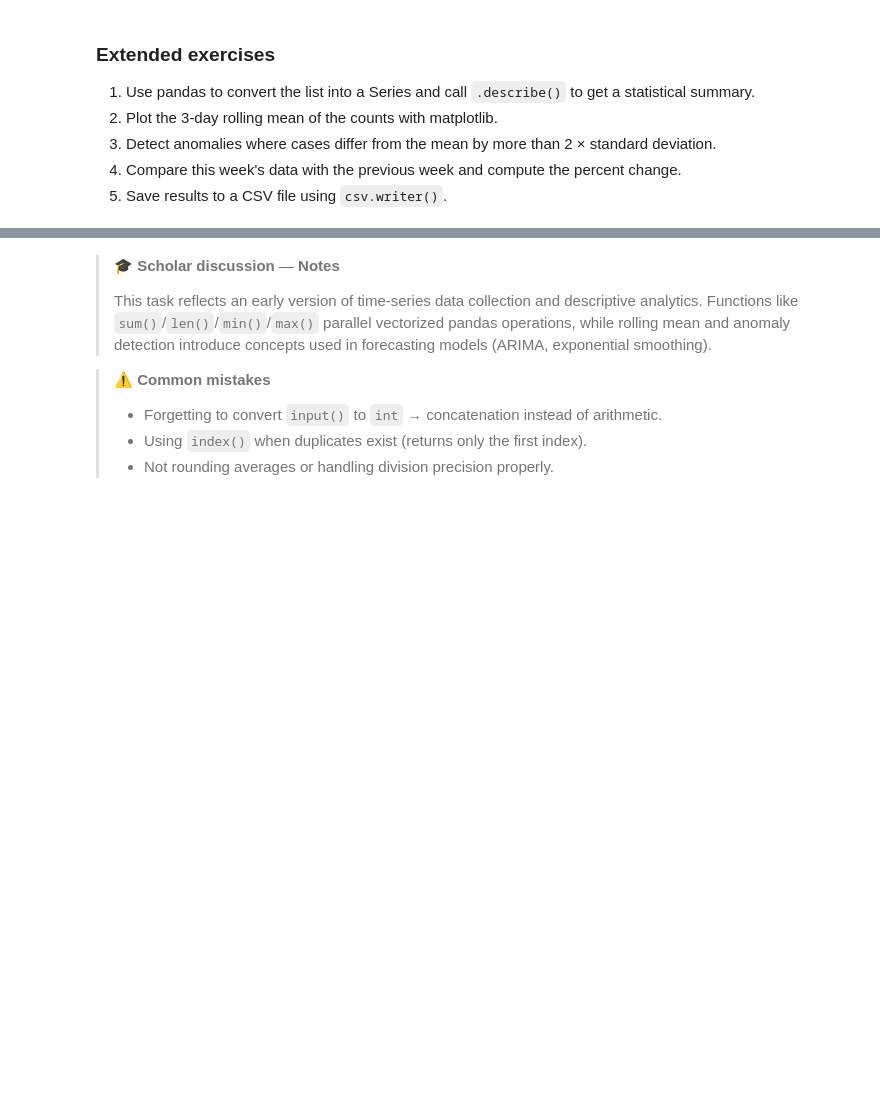
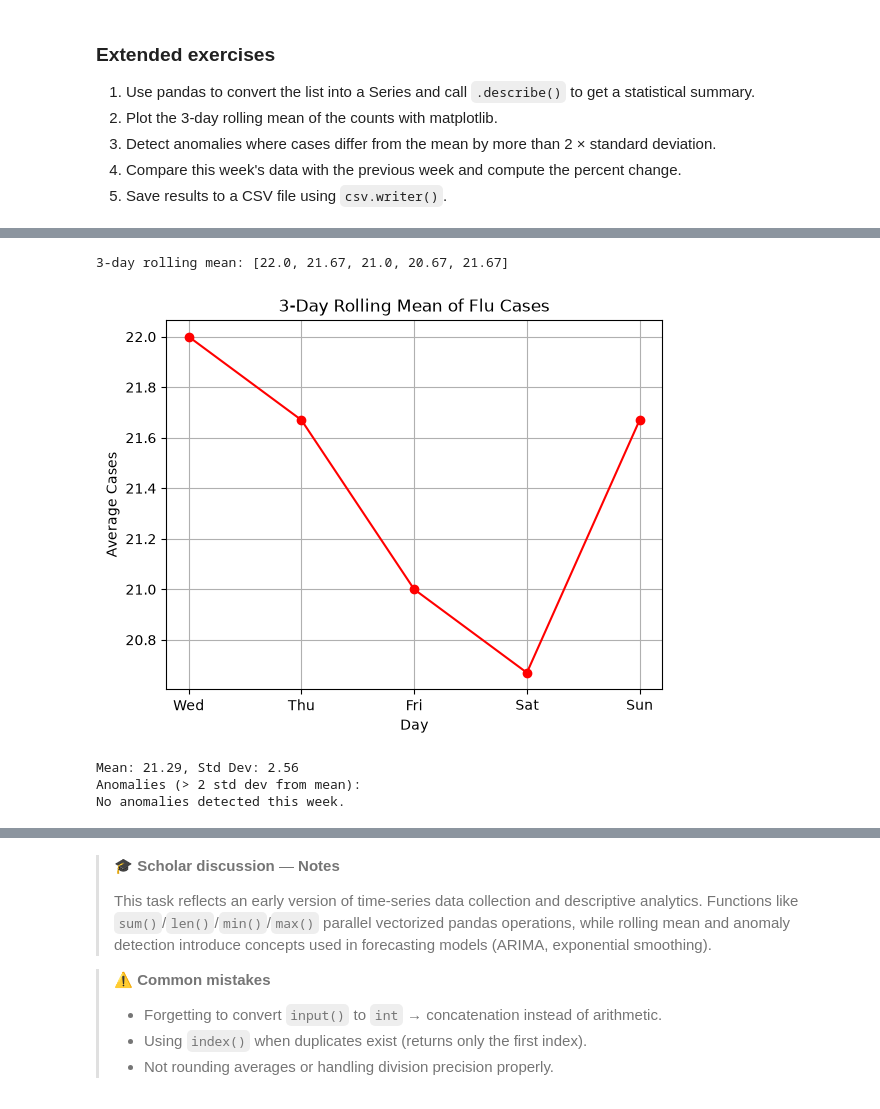
Before and after one commit to tunguyen5687/IT149IU_lab2_Nguyen-Anh-Tu_ITDSIU23026, a Jupyter notebook: FoP_Lab2_Nguyễn Anh Tú_ITDSIU23026.ipynb, the cells around one changed output, grey strips where cells are left out. Cells and saved outputs as stored; diff of their text form; code cells hidden in the pictures; blank space fills up the shorter version.

```diff
--- a/FoP_Lab2_Nguyễn Anh Tú_ITDSIU23026.ipynb
+++ b/FoP_Lab2_Nguyễn Anh Tú_ITDSIU23026.ipynb
@@ -201,5 +98,15 @@ def read_count(prompt):
 4. Compare this week's data with the previous week and compute the percent change.
 5. Save results to a CSV file using `csv.writer()`.
 # %%
-# ✍️ Task 1 – extended exercises
-# Write your code below, then run the cell (Shift+Enter).
+# 1
+import pandas as pd
+
+counts = [19, 22, 25, 18, 20, 24, 21]
+days = ["Mon", "Tue", "Wed", "Thu", "Fri", "Sat", "Sun"]
+
+total = sum(counts)
+avg = sum(counts) / len(counts)
+print('Total:', total, 'Avg:', round(avg, 2), 'Min:', min(counts), 'Max:', max(counts))
+
+series_counts = pd.Series(counts)
+print(series_counts.describe())
@@ -205,0 +124,38 @@ def read_count(prompt):
+# %%
+# 2
+import matplotlib.pyplot as plt
+
+rolling = []
+for i in range(2, len(counts)):
+    rolling.append(round((counts[i-2] + counts[i-1] + counts[i]) / 3, 2))
+print("3-day rolling mean:", rolling)
+
+plt.plot(days[2:], rolling, marker='o', linestyle='-', color='red')
+plt.title('3-Day Rolling Mean of Flu Cases')
+plt.xlabel('Day')
+plt.ylabel('Average Cases')
+plt.grid(True)
+plt.show()
+# %% [output]
+3-day rolling mean: [22.0, 21.67, 21.0, 20.67, 21.67]
+[figure, added]
+# %%
+# 3
+mean_val = series_counts.mean()
+std_dev = series_counts.std()
+
+print(f"Mean: {mean_val:.2f}, Std Dev: {std_dev:.2f}")
+print("Anomalies (> 2 std dev from mean):")
+
+anomaly_found = False
+for day, count in zip(days, counts):
+    if abs(count - mean_val) > 2 * std_dev:
+        print(f"{day}: {count} cases")
+        anomaly_found = True
+
+if not anomaly_found:
+    print("No anomalies detected this week.")
+# %% [output]
+Mean: 21.29, Std Dev: 2.56
+Anomalies (> 2 std dev from mean):
+No anomalies detected this week.
```
Also changed, not shown: parts of 55 cells of this notebook.
